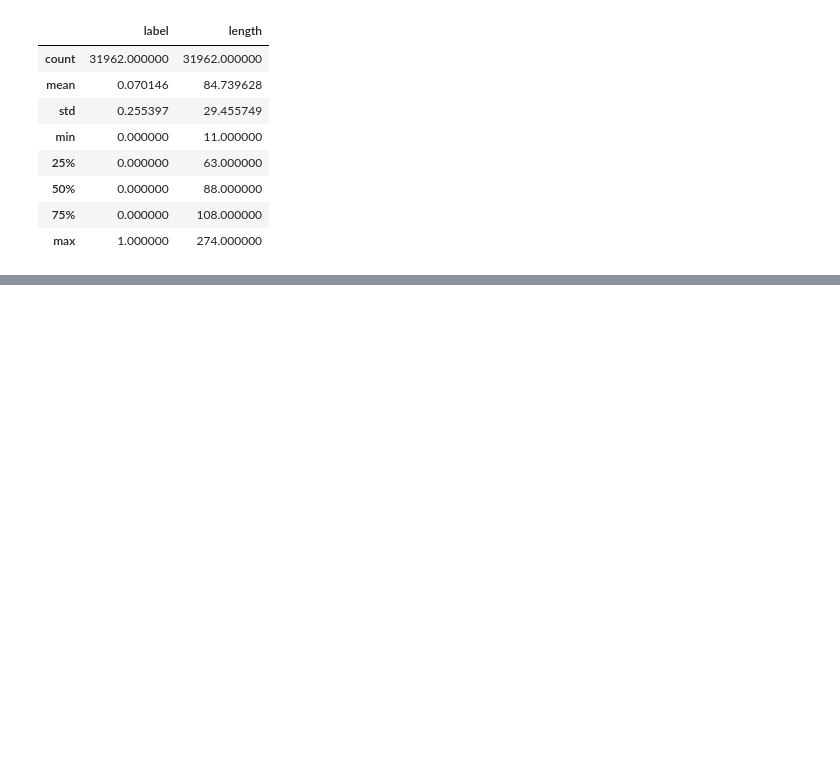
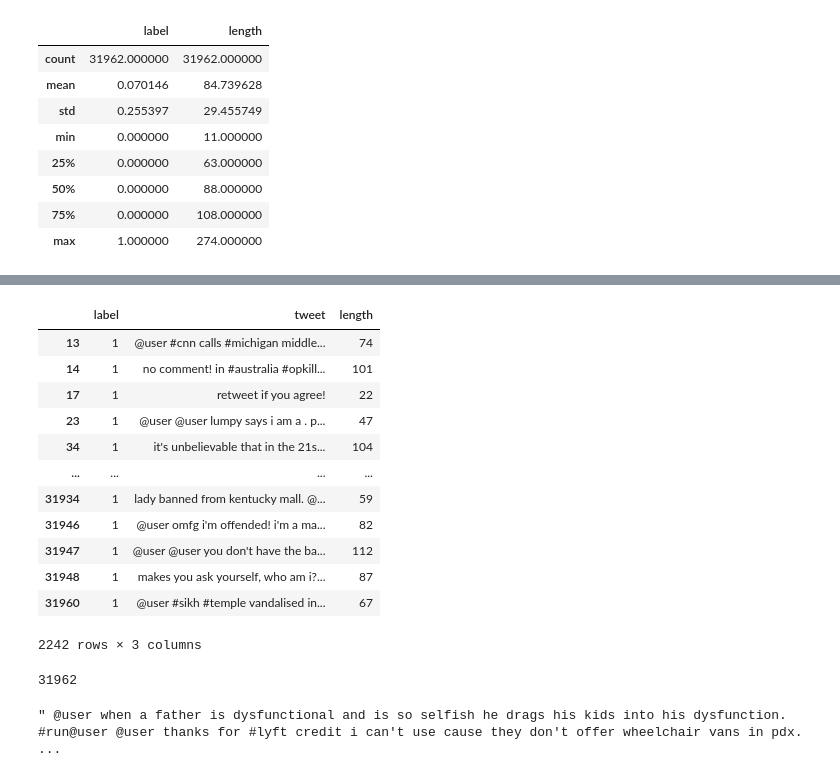
Before and after one commit to andgaspez/nlp, a Jupyter notebook: test.ipynb, the cells around one changed output, grey strips where cells are left out. Cells and saved outputs as stored; diff of their text form; code cells hidden in the pictures; blank space fills up the shorter version.

```diff
--- a/test.ipynb
+++ b/test.ipynb
@@ -150,0 +183,30 @@ Name: tweet, Length: 333, dtype: object
+# %%
+# Grab the sentiment negative tweets
+negative = tweets_df[tweets_df['label'] == 1]
+negative
+# %% [output]
+|  | label | tweet | length |
+| 13 | 1 | @user #cnn calls #michigan middle... | 74 |
+| 14 | 1 | no comment! in #australia #opkill... | 101 |
+| 17 | 1 | retweet if you agree! | 22 |
+| 23 | 1 | @user @user lumpy says i am a . p... | 47 |
+| 34 | 1 | it's unbelievable that in the 21s... | 104 |
+| ... | ... | ... | ... |
+| 31934 | 1 | lady banned from kentucky mall. @... | 59 |
+| 31946 | 1 | @user omfg i'm offended! i'm a ma... | 82 |
+| 31947 | 1 | @user @user you don't have the ba... | 112 |
+| 31948 | 1 | makes you ask yourself, who am i?... | 87 |
+| 31960 | 1 | @user #sikh #temple vandalised in... | 67 |
+2242 rows × 3 columns
+# %%
+# In order to make the word cloud, the input needs to be a massive string. So first, the column tweets is gonna be converted into a
+# huge list
+sentences = tweets_df['tweet'].tolist()
+len(sentences)
+# %% [output]
+31962
+# %%
+sentences_as_huge_string = ''.join(sentences)
+sentences_as_huge_string[:1000]
+# %% [output]
+" @user when a father is dysfunctional and is so selfish he drags his kids into his dysfunction.   #run@user @user thanks for #lyft credit i can't use cause they don't offer wheelchair vans in pdx.    ...
```
Also changed, not shown: parts of 5 cells of this notebook, 1 other file.
